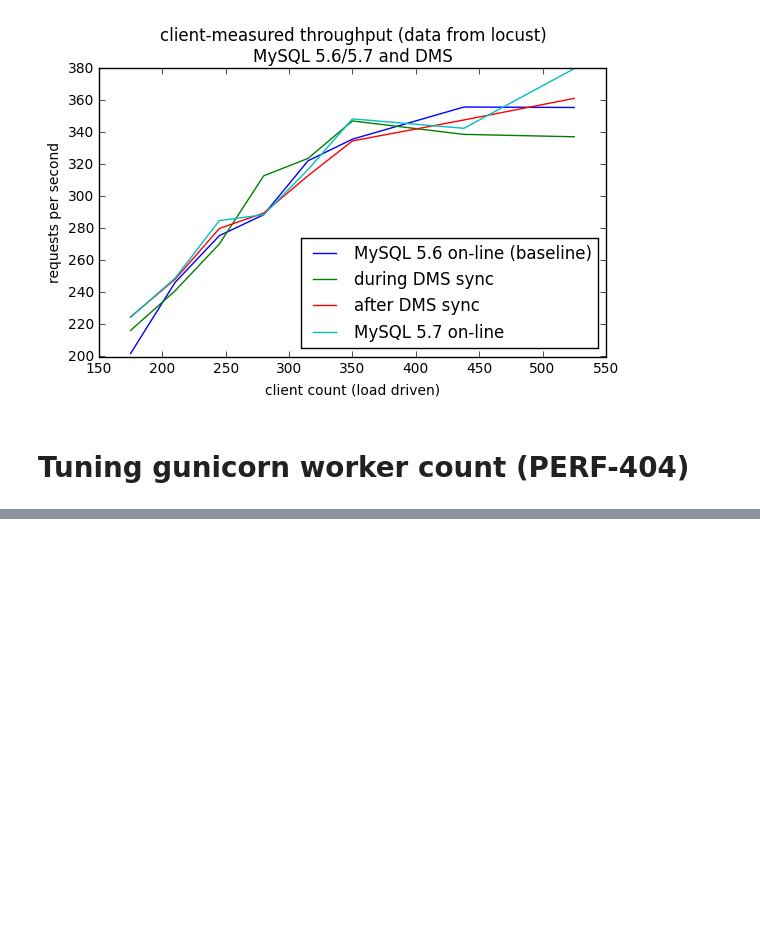
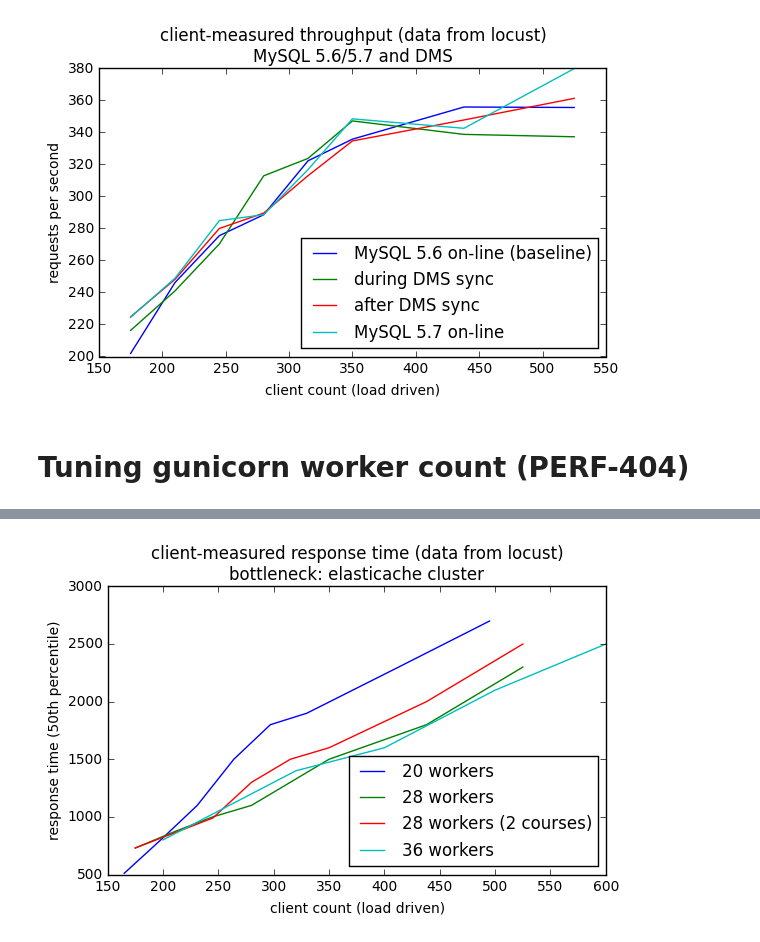
Before and after one commit to edx/load-tests, a Jupyter notebook: analysis/perf-404/analysis.ipynb, the cells around one changed output, grey strips where cells are left out. Cells and saved outputs as stored; diff of their text form; code cells hidden in the pictures; blank space fills up the shorter version.

```diff
--- a/analysis/perf-404/analysis.ipynb
+++ b/analysis/perf-404/analysis.ipynb
@@ -174,0 +184,31 @@ We need to improve cache key distribution for the standard load tests in order t
+# %%
+runs_20workers = [run for run in testruns if run['workers'] == 20]
+runs_28workers = [run for run in testruns if run['workers'] == 28 and run['note'] == '']
+runs_28workers_2courses = [run for run in testruns if run['workers'] == 28 and run['note'] == 'two_courses']
+runs_36workers = [run for run in testruns if run['workers'] == 36]
+
+fig = plt.figure()
+
+C = 0.6  # this is a constant multiplier for the 20-workers test runs which used a longer wait time
+
+line_20workers, = plt.plot(np.array([C * float(run['clients']) for run in runs_20workers]),
+                           np.array([run['stat_time_50'] for run in runs_20workers]))
+line_28workers, = plt.plot(np.array([float(run['clients']) for run in runs_28workers]),
+                           np.array([run['stat_time_50'] for run in runs_28workers]))
+line_28workers_2courses, = plt.plot(np.array([float(run['clients']) for run in runs_28workers_2courses]),
+                                    np.array([run['stat_time_50'] for run in runs_28workers_2courses]))
+line_36workers, = plt.plot(np.array([float(run['clients']) for run in runs_36workers]),
+                           np.array([run['stat_time_50'] for run in runs_36workers]))
+
+plt.legend((line_20workers, line_28workers, line_28workers_2courses, line_36workers),
+           ('20 workers', '28 workers', '28 workers (2 courses)', '36 workers'),
+           loc='lower right')
+
+plt.xlabel('client count (load driven)')
+plt.ylabel('response time (50th percentile)')
+plt.title('client-measured response time (data from locust)\nbottleneck: elasticache cluster')
+
+fig.tight_layout()  # needed for a quirk in jupyter/matplotlib integration.
+plt.savefig('results/client-measured-response-time_changing-workers_slow-elasticache.png')
+# %% [output]
+[figure, added]
```
Also changed, not shown: parts of 7 cells of this notebook, 22 other files.
